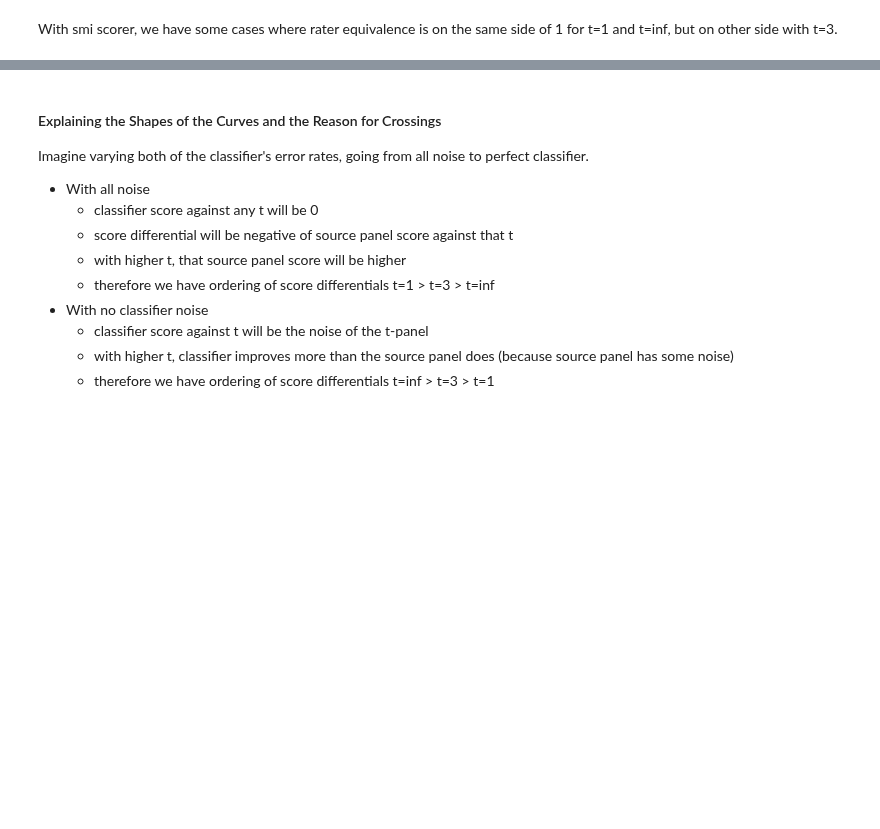
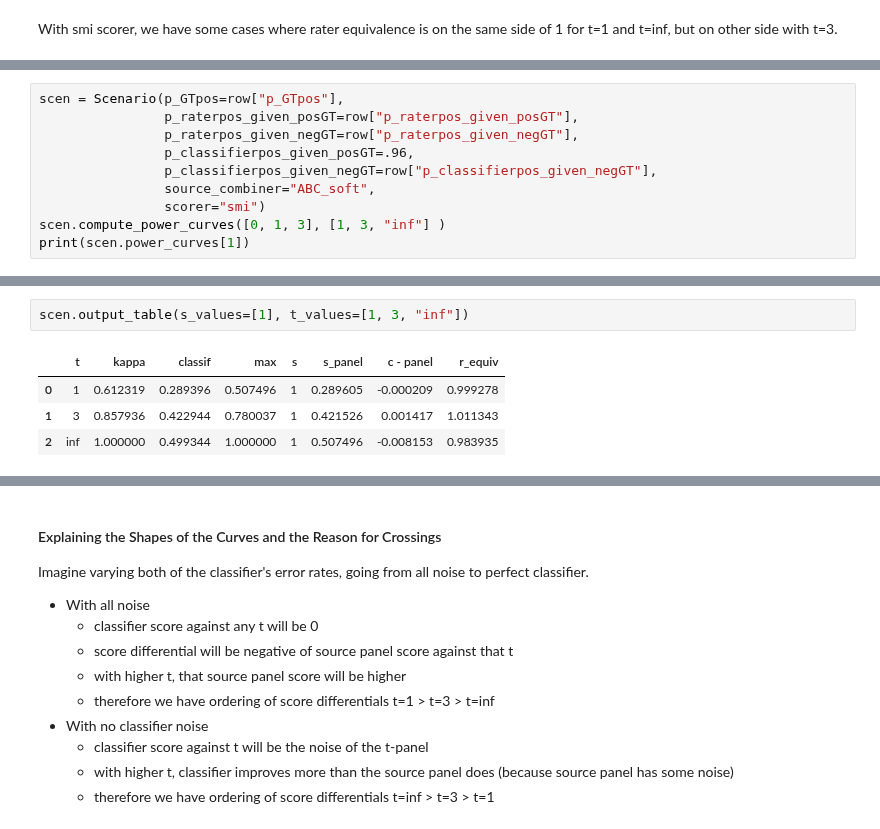
Before and after one commit to presnick/surveyequivalence, a Jupyter notebook: simulations/simulations_notebook.ipynb, the cells around one changed output, grey strips where cells are left out. Drawn from its saved outputs; the diff is of its cells as text; blank space fills up the shorter version.

```diff
--- a/simulations/simulations_notebook.ipynb
+++ b/simulations/simulations_notebook.ipynb
@@ -1011,0 +1019,10 @@ df3
+# %%
+scen = Scenario(p_GTpos=row["p_GTpos"],
+                p_raterpos_given_posGT=row["p_raterpos_given_posGT"],
+                p_raterpos_given_negGT=row["p_raterpos_given_negGT"],
+                p_classifierpos_given_posGT=.96,
+                p_classifierpos_given_negGT=row["p_classifierpos_given_negGT"],
+                source_combiner="ABC_soft",
+                scorer="smi")
+scen.compute_power_curves([0, 1, 3], [1, 3, "inf"] )
+print(scen.power_curves[1])
@@ -1011,0 +1047,7 @@ df3
+# %%
+scen.output_table(s_values=[1], t_values=[1, 3, "inf"])
+# %% [output]
+|  | t | kappa | classif | max | s | s_panel | c - panel | r_equiv |
+| 0 | 1 | 0.612319 | 0.289396 | 0.507496 | 1 | 0.289605 | -0.000209 | 0.999278 |
+| 1 | 3 | 0.857936 | 0.422944 | 0.780037 | 1 | 0.421526 | 0.001417 | 1.011343 |
+| 2 | inf | 1.000000 | 0.499344 | 1.000000 | 1 | 0.507496 | -0.008153 | 0.983935 |
```
Also changed, not shown: parts of 61 cells of this notebook.
